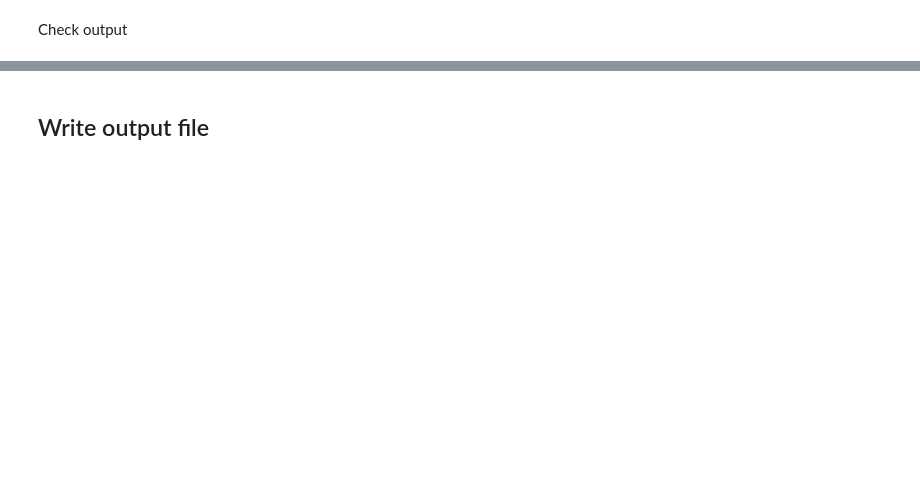
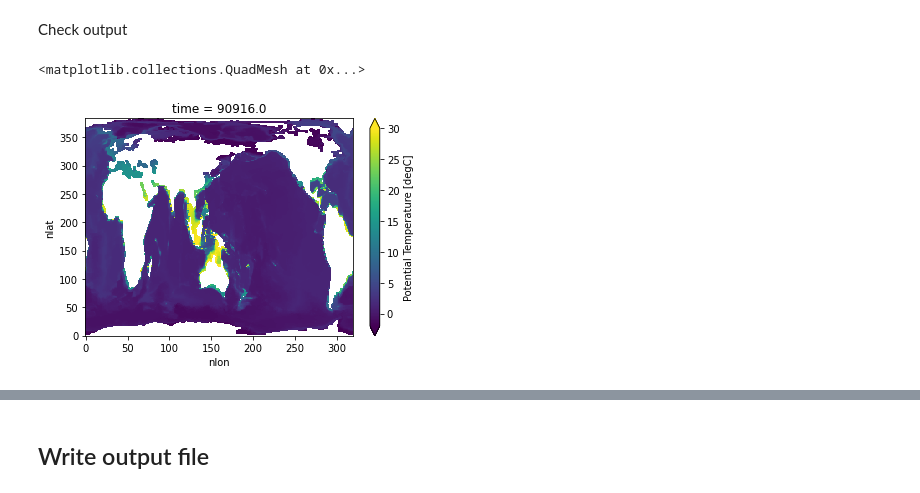
Before and after one commit to kristenkrumhardt/fish-offline, a Jupyter notebook: notebooks/proc-cesm-dple-fields.ipynb, the cells around one changed output, grey strips where cells are left out. Drawn from its saved outputs; the diff is of its cells as text; code cells hidden in the pictures; blank space fills up the shorter version.

```diff
--- a/notebooks/proc-cesm-dple-fields.ipynb
+++ b/notebooks/proc-cesm-dple-fields.ipynb
@@ -228,27 +249,27 @@ dso.photoC_diat_150m.isel(time=0).plot(vmin=0, vmax=0.5)
 # %%
-# %%time
-# def field_at_bottom(da):
-#     """return a field indexed at the model's bottom layer"""
+%%time
+def field_at_bottom(da):
+    """return a field indexed at the model's bottom layer"""
 
-#     tmp_bot = xr.DataArray(np.ones(da[:, 0, :, :].shape) * np.nan,
-#                            dims=tuple(da.dims[i] for i in [0, 2, 3]),
-#                            coords={c: da.coords[c] for c in ['time']},
-#                           )
+    tmp_bot = xr.DataArray(np.ones(da[:, 0, :, :].shape) * np.nan,
+                           dims=tuple(da.dims[i] for i in [0, 2, 3]),
+                           coords={c: da.coords[c] for c in ['time']},
+                          )
 
-#     assert KMT.shape == da.shape[-2:]
+    assert KMT.shape == da.shape[-2:]
 
-#     for j in range(len(da.nlat)):
-#         for i in range(len(da.nlon)):
-#             if KMT[j, i] > 0:
-#                 k = int(KMT[j, i] - 1)
-#                 tmp_bot.values[:, j, i] = da[:, k, j, i]
-#     return tmp_bot
+    for j in range(len(da.nlat)):
+        for i in range(len(da.nlon)):
+            if KMT[j, i] > 0:
+                k = int(KMT[j, i] - 1)
+                tmp_bot.values[:, j, i] = da[:, k, j, i]
+    return tmp_bot
 
-# for v in ['TEMP', 'POC_FLUX_IN',]:
-#     template = dsets[v][v][:, 0, :, :].drop('z_t')
-#     dso[f'{v}_bottom'] = xr.map_blocks(
-#         field_at_bottom, dsets[v][v],
-#         template=template
-#     ).compute()
+for v in ['TEMP', 'POC_FLUX_IN',]:
+    template = dsets[v][v][:, 0, :, :].drop('z_t')
+    dso[f'{v}_bottom'] = xr.map_blocks(
+        field_at_bottom, dsets[v][v],
+        template=template
+    ).compute()
 
-# dso.info()
+dso.info()
@@ -255,5 +294,8 @@ dso.photoC_diat_150m.isel(time=0).plot(vmin=0, vmax=0.5)
 # %% [markdown]
 Check output
 # %%
-# dso.TEMP_bottom.isel(time=0).plot(vmin=-2, vmax=30.)
+dso.TEMP_bottom.isel(time=0).plot(vmin=-2, vmax=30.)
+# %% [output]
+<matplotlib.collections.QuadMesh at 0x...>
+[figure, added]
 # %%
```
Also changed, not shown: parts of 12 cells of this notebook, 8 other files.
